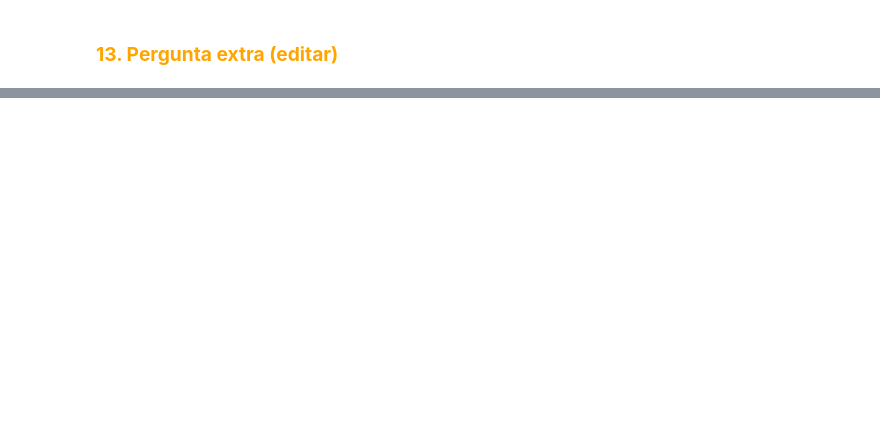
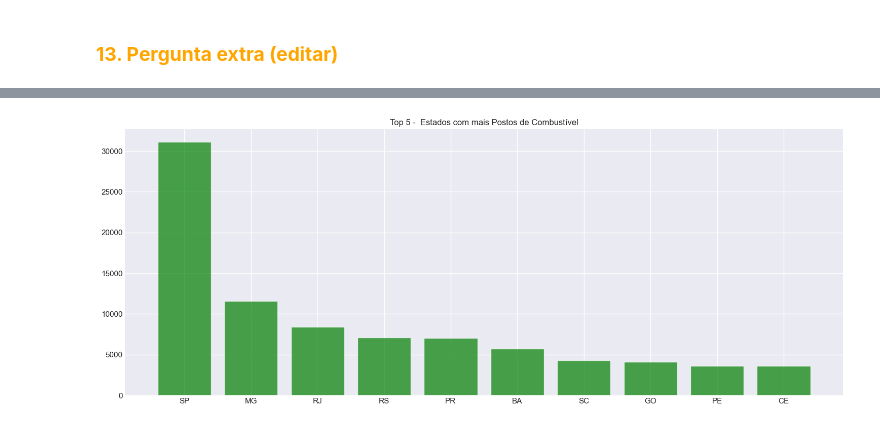
Before and after one commit to gideoni-santos/projeto-squad5-m4, a Jupyter notebook: Analise_combustiveis.ipynb, the cells around one changed output, grey strips where cells are left out. Cells and saved outputs as stored; diff of their text form; code cells hidden in the pictures; blank space fills up the shorter version.

```diff
--- a/Analise_combustiveis.ipynb
+++ b/Analise_combustiveis.ipynb
@@ -1317,0 +1349,9 @@ df_estados_aumento.head()
+# %%
+top_postos = postos_estado.head(10)
+plt.figure(figsize=(15, 6))
+plt.bar(top_postos.index, top_postos['Frequência'], color='green', alpha=0.7)
+plt.title('Top 5 -  Estados com mais Postos de Combustível')
+plt.tight_layout()
+plt.show()
+# %% [output]
+[figure, added]
```
Also changed, not shown: parts of 19 cells of this notebook.
